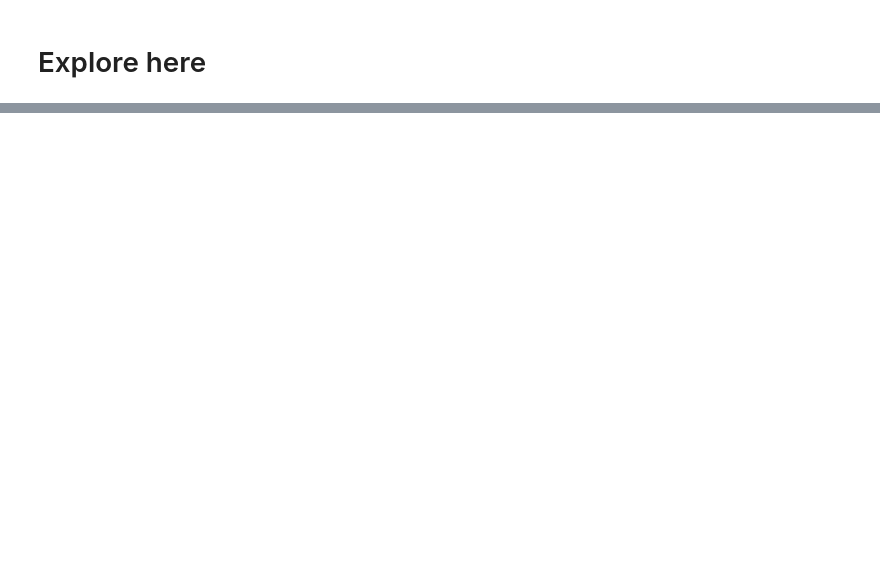
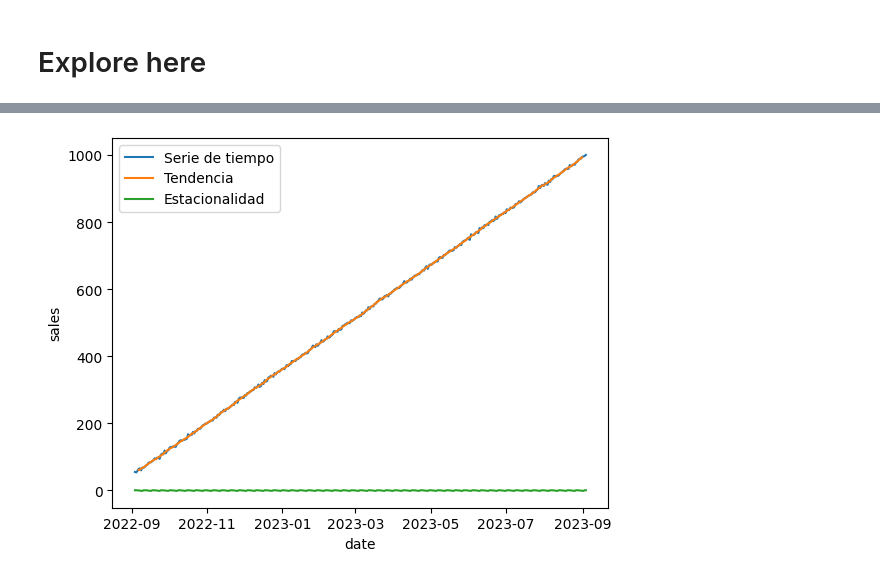
Before and after one commit to drkekstar/TSA-carlos-salinas, a Jupyter notebook: src/explore.ipynb, the cells around one changed output, grey strips where cells are left out. Cells and saved outputs as stored; diff of their text form; code cells hidden in the pictures; blank space fills up the shorter version.

```diff
--- a/src/explore.ipynb
+++ b/src/explore.ipynb
@@ -20,16 +58,18 @@ plt.show()
 # %%
 from statsmodels.tsa.seasonal import seasonal_decompose
 
-dp = seasonal_decompose(ts)
+dp = seasonal_decompose(df)
 trend = dp.trend
 seasonal = dp.seasonal
 residual = dp.resid
 # %%
-sns.lineplot (data=ts, label = "Serie de tiempo")
+sns.lineplot (data=df, label = "Serie de tiempo")
 sns.lineplot (data=trend, label = "Tendencia")
 sns.lineplot (data=seasonal, label = "Estacionalidad")
 plt.legend()
 plt.show()
+# %% [output]
+[figure, added]
 # %%
 from statsmodels.tsa.stattools import adfuller
 
```
Also changed, not shown: parts of 10 cells of this notebook.
